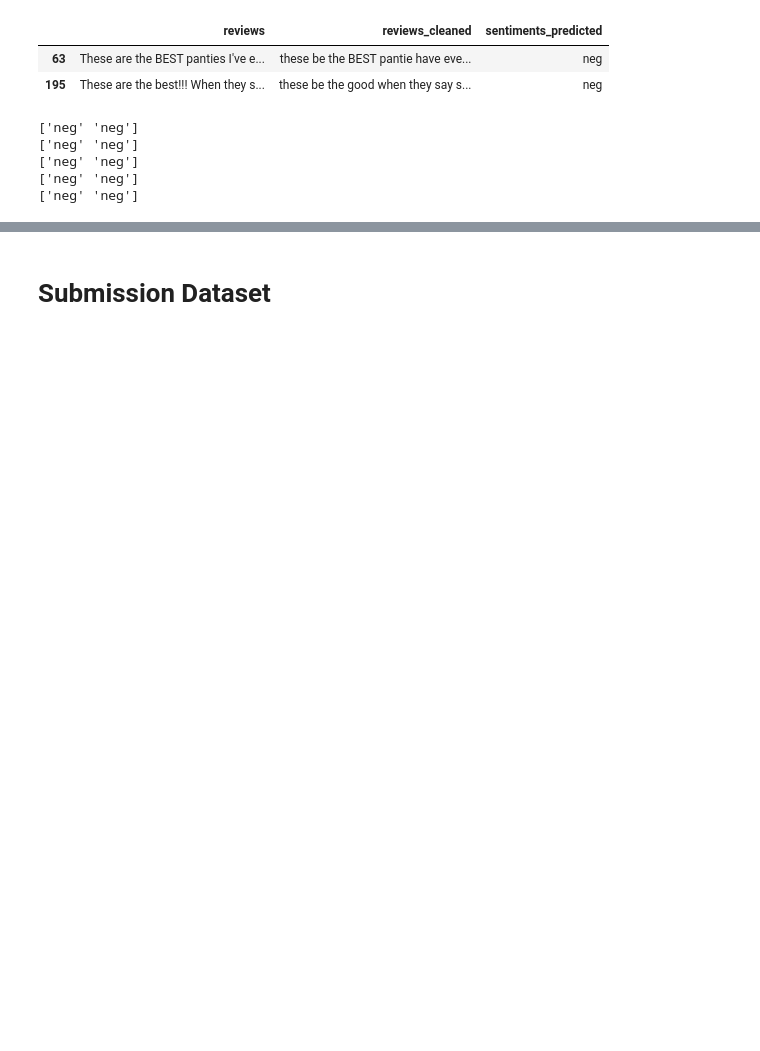
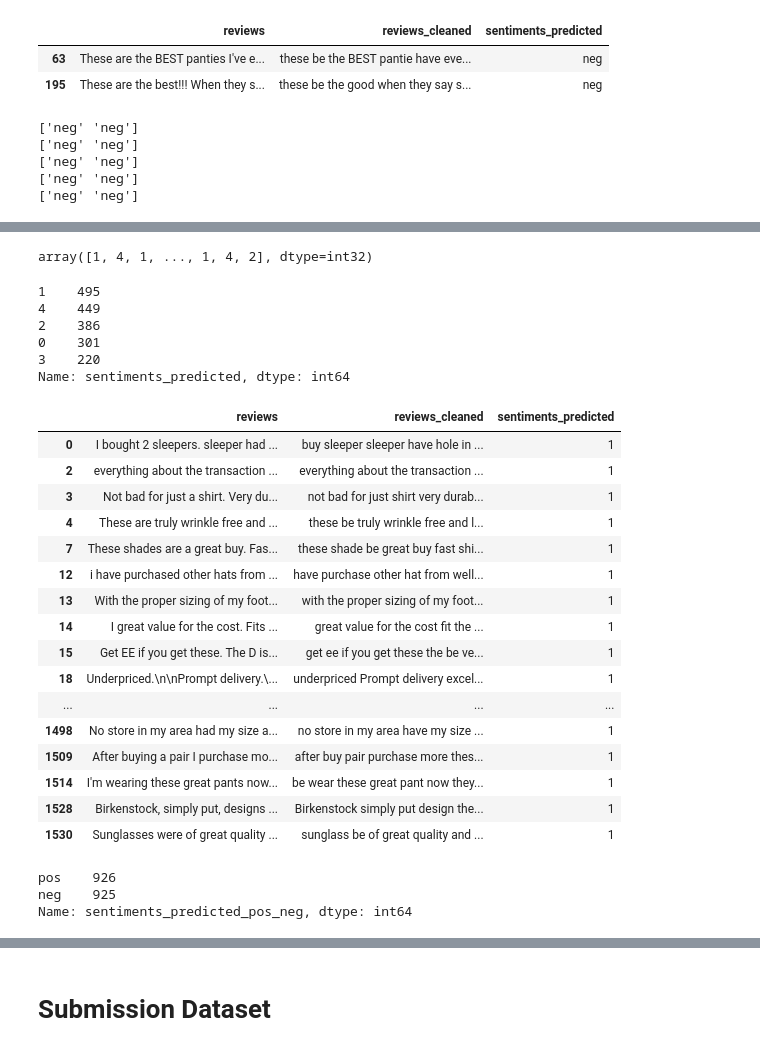
Before and after one commit to melvillehuangbin/ie4483_mini_project, a Jupyter notebook: IE4483_Mini_Project.ipynb, the cells around one changed output, grey strips where cells are left out. Cells and saved outputs as stored; diff of their text form; code cells hidden in the pictures; blank space fills up the shorter version.

Commit message:
decision trees, k-means methods

```diff
--- a/IE4483_Mini_Project.ipynb
+++ b/IE4483_Mini_Project.ipynb
@@ -467,0 +562,43 @@ for lr in lr_regressors_smote:
+# %%
+from sklearn.cluster import KMeans
+vectorizer = TfidfVectorizer(stop_words=None, max_features=100000, ngram_range=(1,3))
+tfidf = vectorizer.fit_transform(df_train.reviews_cleaned.values)
+kmeans = KMeans(n_clusters=5, init='k-means++').fit(tfidf)
+# kmeans_pipeline = make_pipeline(vectorizer, SMOTE(random_state=777),kmeans)
+# %%
+predict_tfidf = vectorizer.transform(list(df_test.reviews_cleaned))
+kmeans.predict(predict_tfidf)
+# %% [output]
+array([1, 4, 1, ..., 1, 4, 2], dtype=int32)
+# %%
+df_test_kmeans = deepcopy(df_test)
+df_test_kmeans['sentiments_predicted'] = kmeans.predict(predict_tfidf)
+# %%
+df_test_kmeans.sentiments_predicted.value_counts()
+# %% [output]
+1    495
+4    449
+2    386
+0    301
+3    220
+Name: sentiments_predicted, dtype: int64
+# %%
+df_test_kmeans[df_test_kmeans['sentiments_predicted'] == 1]
+# %% [output]
+|  | reviews | reviews_cleaned | sentiments_predicted |
+| 0 | I bought 2 sleepers. sleeper had ... | buy sleeper sleeper have hole in ... | 1 |
+| 2 | everything about the transaction ... | everything about the transaction ... | 1 |
+| 3 | Not bad for just a shirt. Very du... | not bad for just shirt very durab... | 1 |
+| 4 | These are truly wrinkle free and ... | these be truly wrinkle free and l... | 1 |
+| 7 | These shades are a great buy. Fas... | these shade be great buy fast shi... | 1 |
+| 12 | i have purchased other hats from ... | have purchase other hat from well... | 1 |
+| 13 | With the proper sizing of my foot... | with the proper sizing of my foot... | 1 |
+| 14 | I great value for the cost. Fits ... | great value for the cost fit the ... | 1 |
+| 15 | Get EE if you get these. The D is... | get ee if you get these the be ve... | 1 |
+| 18 | Underpriced.\n\nPrompt delivery.\... | underpriced Prompt delivery excel... | 1 |
+| ... | ... | ... | ... |
+| 1498 | No store in my area had my size a... | no store in my area have my size ... | 1 |
+| 1509 | After buying a pair I purchase mo... | after buy pair purchase more thes... | 1 |
+| 1514 | I'm wearing these great pants now... | be wear these great pant now they... | 1 |
+| 1528 | Birkenstock, simply put, designs ... | Birkenstock simply put design the... | 1 |
+| 1530 | Sunglasses were of great quality ... | sunglass be of great quality and ... | 1 |
@@ -467,0 +607,6 @@ for lr in lr_regressors_smote:
+# %%
+df_test_kmeans['sentiments_predicted_pos_neg'].value_counts()
+# %% [output]
+pos    926
+neg    925
+Name: sentiments_predicted_pos_neg, dtype: int64
```
Also changed, not shown: parts of 49 cells of this notebook.
